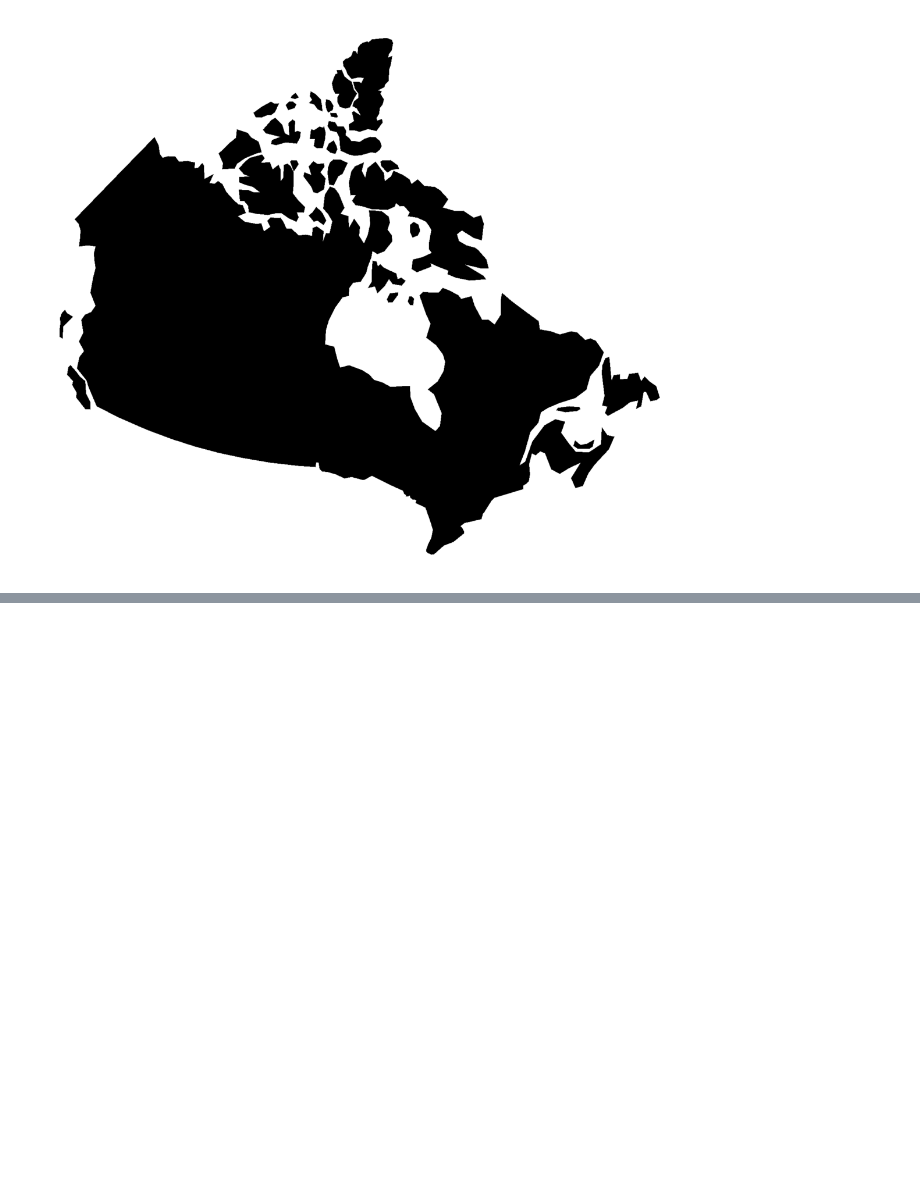
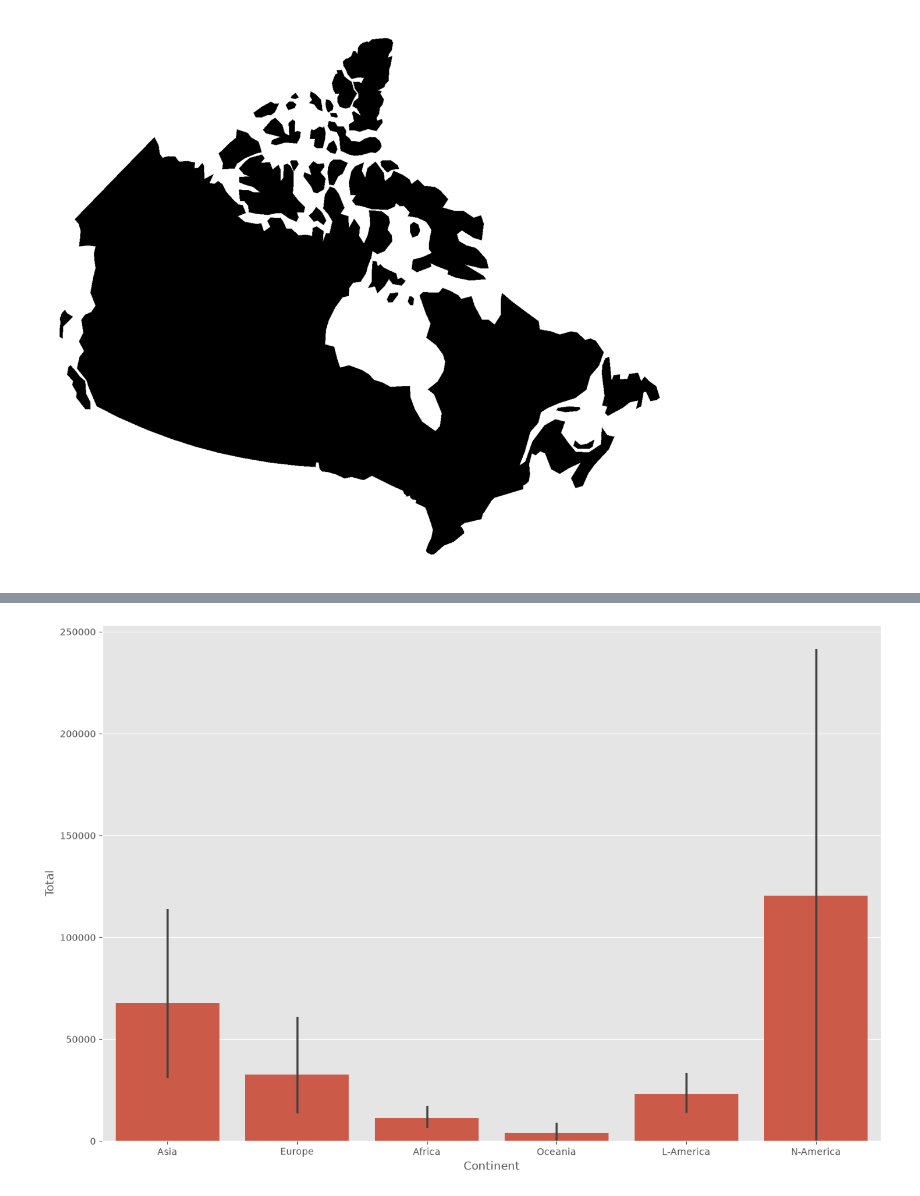
Before and after one commit to jagadhita28/ibm-data-visualization-python, a Jupyter notebook: module-3-advanced-viz-geospatial/notebooks/01_advanced_visualization_tools.ipynb, the cells around one changed output, grey strips where cells are left out. Cells and saved outputs as stored; diff of their text form; code cells hidden in the pictures; blank space fills up the shorter version.

```diff
--- a/module-3-advanced-viz-geospatial/notebooks/01_advanced_visualization_tools.ipynb
+++ b/module-3-advanced-viz-geospatial/notebooks/01_advanced_visualization_tools.ipynb
@@ -399,0 +444,10 @@ plt.show()
+# %%
+plt.figure(figsize=(15, 10))
+sns.barplot(data=df_canada1, x="Continent", y="Total")
+
+plt.savefig(
+    "../outputs/seaborn_bar_plot_total_continent.png", dpi=200, bbox_inches="tight"
+)
+plt.show()
+# %% [output]
+[figure, added]
```
Also changed, not shown: parts of 45 cells of this notebook.
